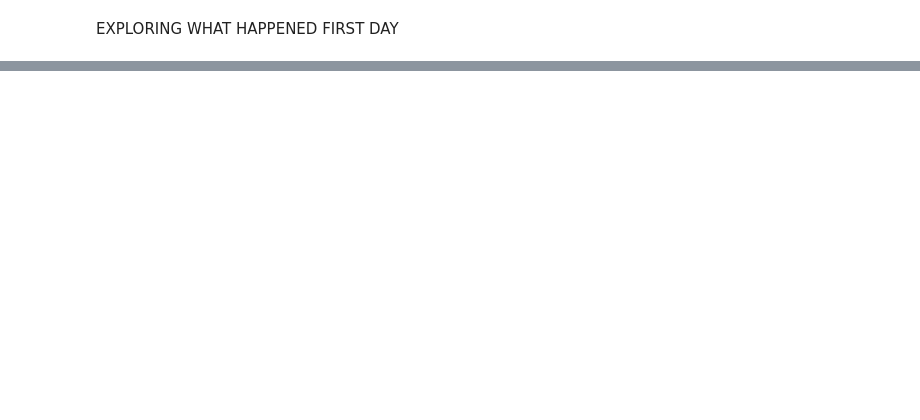
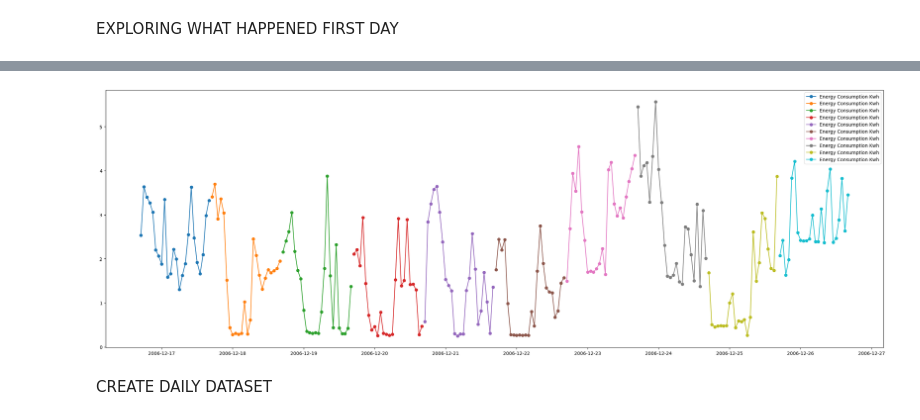
Before and after one commit to ioannisand/houshold_consumption_prediction, a Jupyter notebook: Data_Loading_EDA.ipynb, the cells around one changed output, grey strips where cells are left out. Saved outputs shown, nothing was run; the diff lists cells and outputs as text; code cells hidden in the pictures; blank space fills up the shorter version.

```diff
--- a/Data_Loading_EDA.ipynb
+++ b/Data_Loading_EDA.ipynb
@@ -108,0 +112,5 @@ first day std consumption 0.020033505008524775
+# %%
+active_power_column = df['Global_active_power'].resample("h").sum()
+energy_consumption_column = df['Energy Consumption Kwh'].resample("h").sum()
+# %%
+df_hourly = pd.concat([active_power_column, energy_consumption_column], axis=1)
@@ -108,0 +127,11 @@ first day std consumption 0.020033505008524775
+# %%
+plt.figure(figsize=(30, 10) )
+
+for i in range(0,240,24):
+  plt.plot(df_hourly['Energy Consumption Kwh'][i:i+24], label="Energy Consumption Kwh", marker="o")
+plt.legend()
+plt.show()
+# %% [output]
+[figure, added]
+# %% [markdown]
+CREATE DAILY DATASET
```
Also changed, not shown: parts of 14 cells of this notebook.
